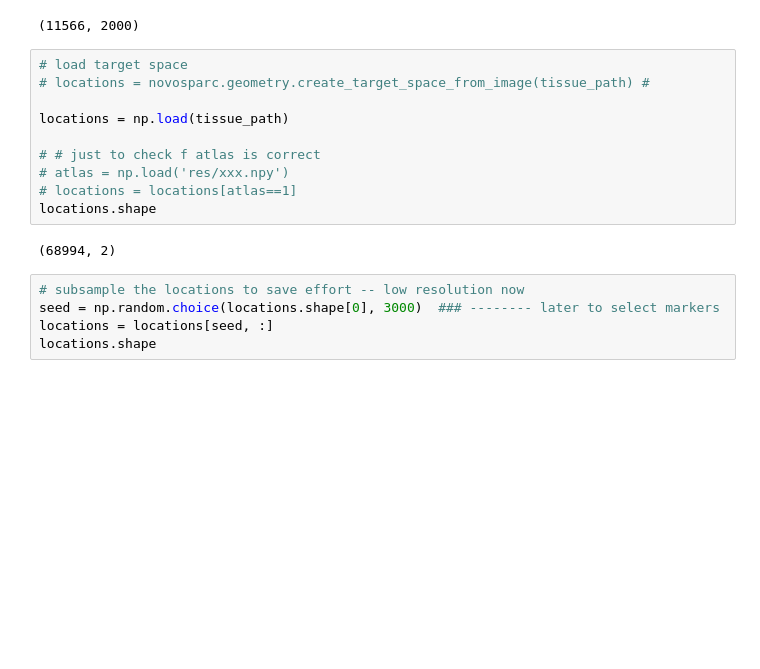
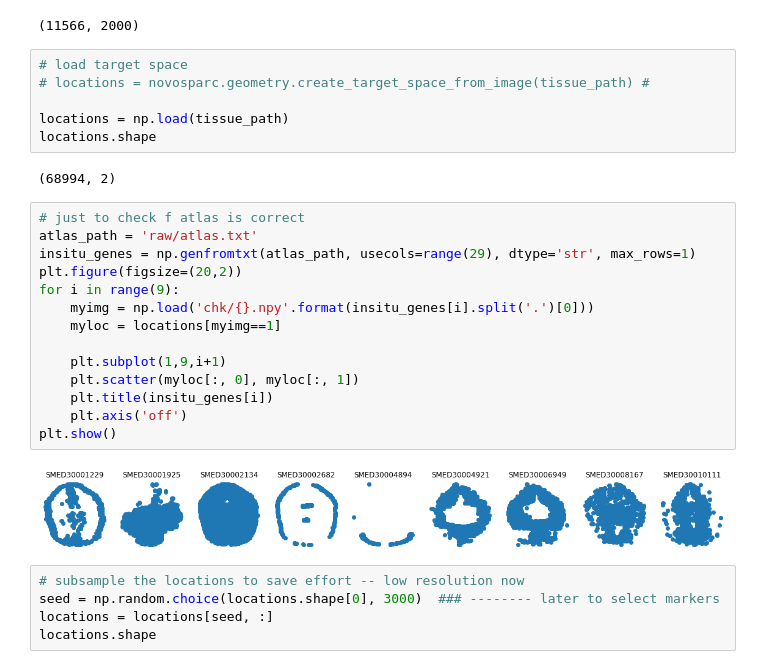
Before and after one commit to Jiarong-L/spacial_map, a Jupyter notebook: mynovosparc.ipynb, the cells around one changed output. Saved outputs shown, nothing was run; the diff lists cells and outputs as text; blank space fills up the shorter version.

```diff
--- a/mynovosparc.ipynb
+++ b/mynovosparc.ipynb
@@ -42,13 +42,25 @@ dataset.shape
 # locations = novosparc.geometry.create_target_space_from_image(tissue_path) #
 
 locations = np.load(tissue_path)
-
-# # just to check f atlas is correct
-# atlas = np.load('res/xxx.npy')
-# locations = locations[atlas==1]
 locations.shape
 # %% [output]
 (68994, 2)
+# %%
+# just to check f atlas is correct
+atlas_path = 'raw/atlas.txt'
+insitu_genes = np.genfromtxt(atlas_path, usecols=range(29), dtype='str', max_rows=1)
+plt.figure(figsize=(20,2))
+for i in range(9):
+    myimg = np.load('chk/{}.npy'.format(insitu_genes[i].split('.')[0]))
+    myloc = locations[myimg==1]
+
+    plt.subplot(1,9,i+1)
+    plt.scatter(myloc[:, 0], myloc[:, 1])
+    plt.title(insitu_genes[i])
+    plt.axis('off')
+plt.show()
+# %% [output]
+[figure, added]
 # %%
 # subsample the locations to save effort -- low resolution now
 seed = np.random.choice(locations.shape[0], 3000)  ### -------- later to select markers
```
Also changed, not shown: parts of 2 cells of this notebook, 1 other file.
